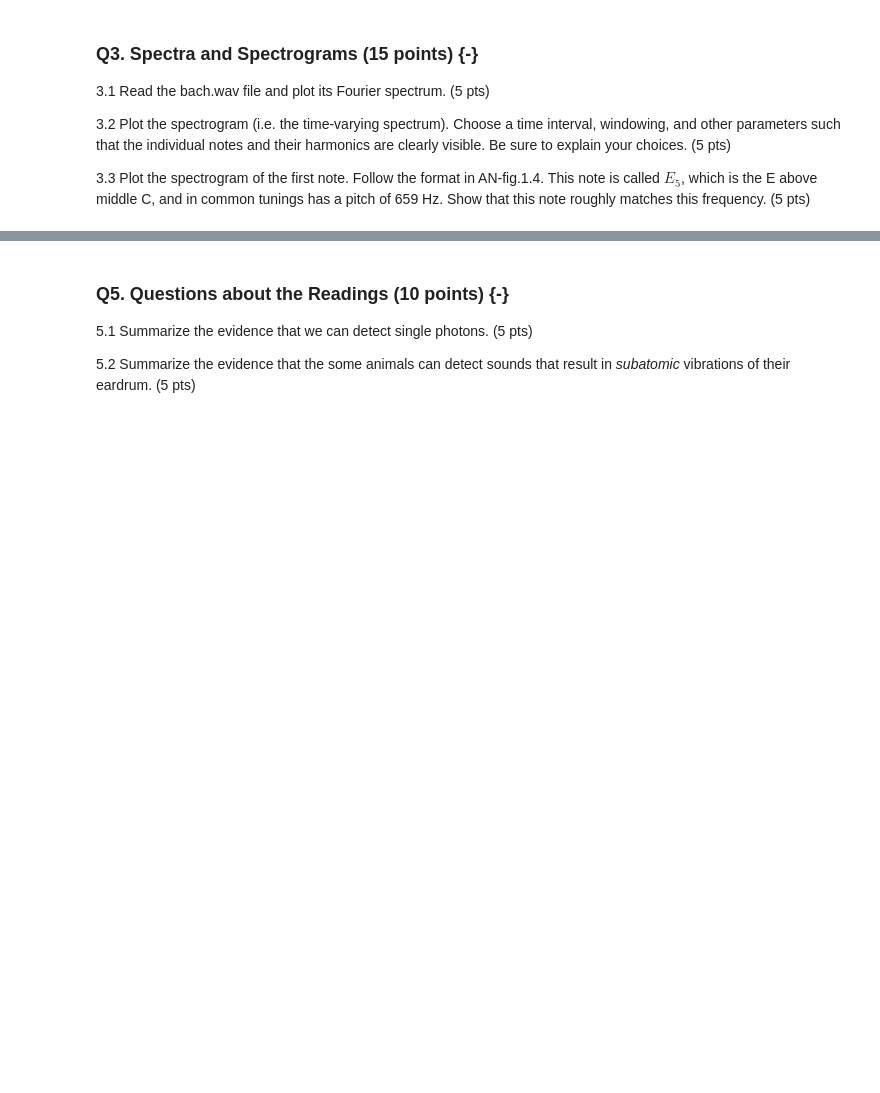
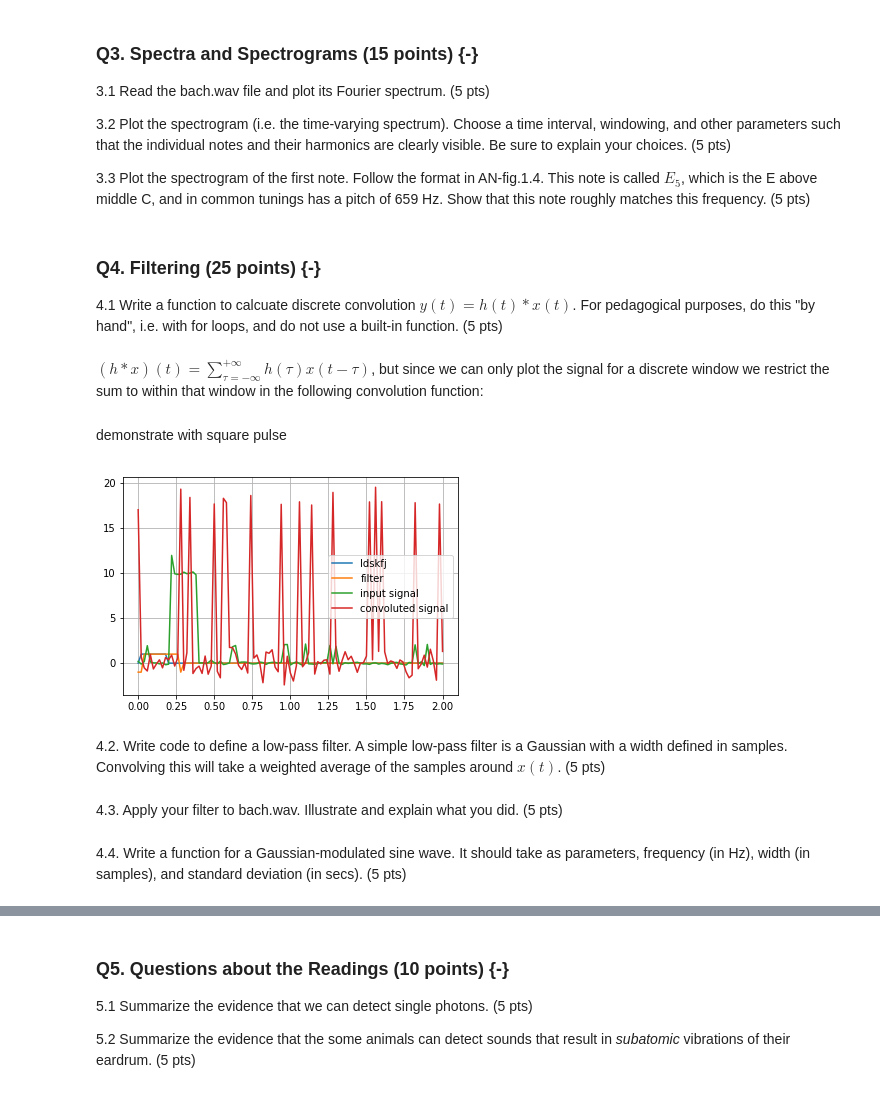
Before and after one commit to brennanmcfarland/computational-perception-class, a Jupyter notebook: CP-A1-bfm21.ipynb, the cells around one changed output, grey strips where cells are left out. Cells and saved outputs as stored; diff of their text form; code cells hidden in the pictures; blank space fills up the shorter version.

```diff
--- a/CP-A1-bfm21.ipynb
+++ b/CP-A1-bfm21.ipynb
@@ -124,4 +131,49 @@ show_graph()
 3.2 Plot the spectrogram (i.e. the time-varying spectrum).  Choose a time interval, windowing, and other parameters such that the individual notes and their harmonics are clearly visible.  Be sure to explain your choices. (5 pts)
 
 3.3 Plot the spectrogram of the first note. Follow the format in AN-fig.1.4.  This note is called $E_5$, which is the E above middle C, and in common tunings has a pitch of 659 Hz.  Show that this note roughly matches this frequency. (5 pts)
+# %% [markdown]
+### Q4. Filtering (25 points) {-}
+
+4.1 Write a function to calcuate discrete convolution $y(t) = h(t) * x(t)$.  For pedagogical purposes, do this "by hand", i.e. with for loops, and do not use a built-in function. (5 pts)
+# %% [markdown]
+$(h*x)(t) = ∑_{𝜏=-∞}^{+∞}h(𝜏)x(t-𝜏)$, but since we can only plot the signal for a discrete window we restrict the sum to within that window in the following convolution function:
+# %%
+def discretely_convolve(h, x):
+    y = np.zeros(h.shape)
+    for t in range(len(h)):
+        for tau in range(len(h)):
+            y[t] += h[t] * x[t-tau]
+    return y
+# %% [markdown]
+demonstrate with square pulse
+# %%
+import numpy.ma as ma
+
+def square_pulse_filter(a): # TODO: rename this
+    x = np.zeros(a.shape)
+    x[:15] = -1
+    x[2:14] = 1
+    return x
+
+def square_pulse():
+    return lambda a: np.array([0 < xi < 10 for xi in range(len(a))])
+# %%
+noisy_poisson = noisy_poisson_signal(.1, noise_mean, noise_variance*.01)
+square_filter = square_pulse_filter(np.linspace(0, 2, 101))
+signal = noisy_poisson(np.linspace(0, 2, 101)) + np.roll(square_pulse()(np.linspace(0, 2, 101))*10, 10)
+convoluted_signal = discretely_convolve(noisy_poisson(np.linspace(0, 2, 101)), square_pulse_filter(np.linspace(0, 2, 101)))
+
+plt.plot(np.linspace(0, 2, 101), square_pulse()(np.linspace(0, 2, 101)), label='ldskfj')
+plt.plot(np.linspace(0, 2, 101), square_filter, label='filter')
+plt.plot(np.linspace(0, 2, 101), signal, label='input signal')
+plt.plot(np.linspace(0, 2, 101), convoluted_signal, label='convoluted signal')
+show_graph()
+# %% [output]
+[figure, added]
+# %% [markdown]
+4.2. Write code to define a low-pass filter.  A simple low-pass filter is a Gaussian with a width defined in samples.  Convolving this will take a weighted average of the samples around $x(t)$. (5 pts)
+# %% [markdown]
+4.3. Apply your filter to bach.wav.  Illustrate and explain what you did. (5 pts)
+# %% [markdown]
+4.4. Write a function for a Gaussian-modulated sine wave.  It should take as parameters, frequency (in Hz), width (in samples), and standard deviation (in secs). (5 pts)
 # %% [markdown]
```
Also changed, not shown: parts of 7 cells of this notebook.
